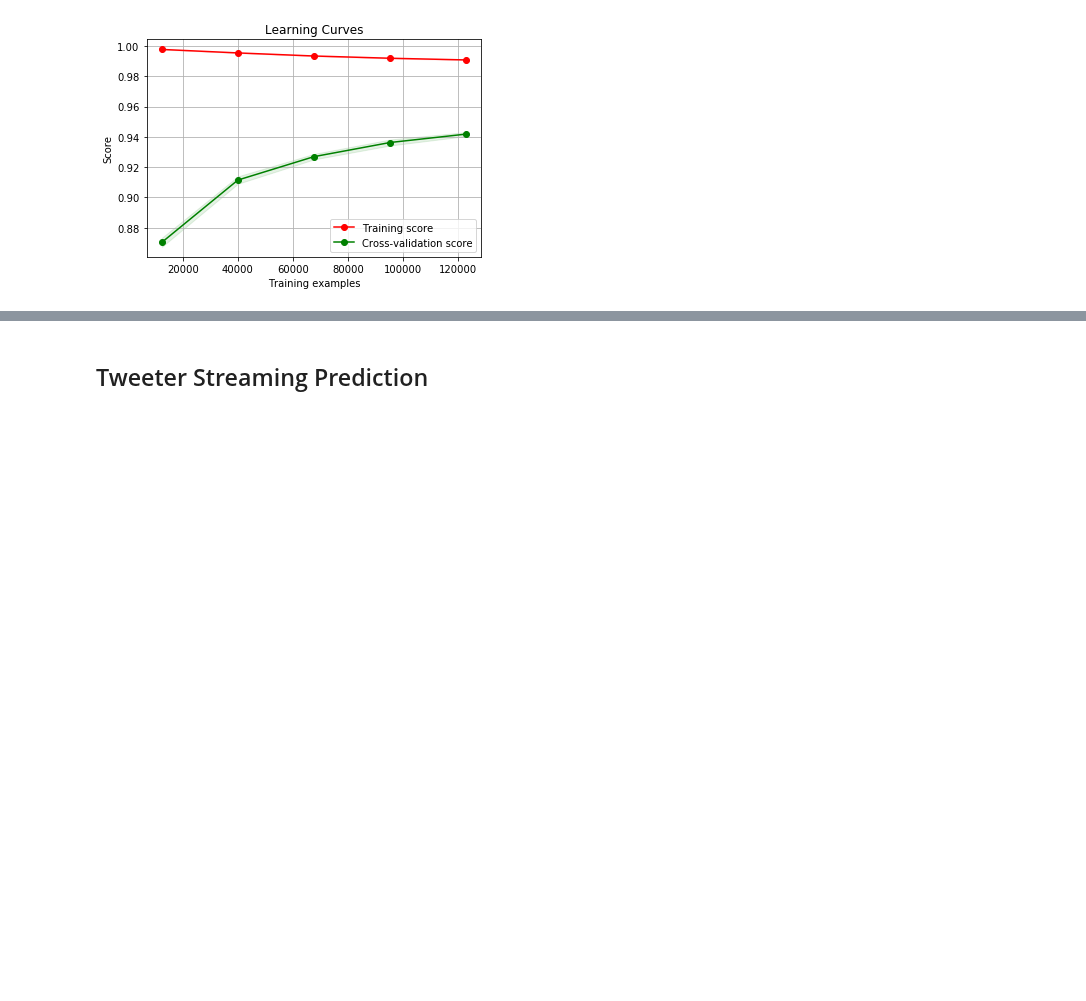
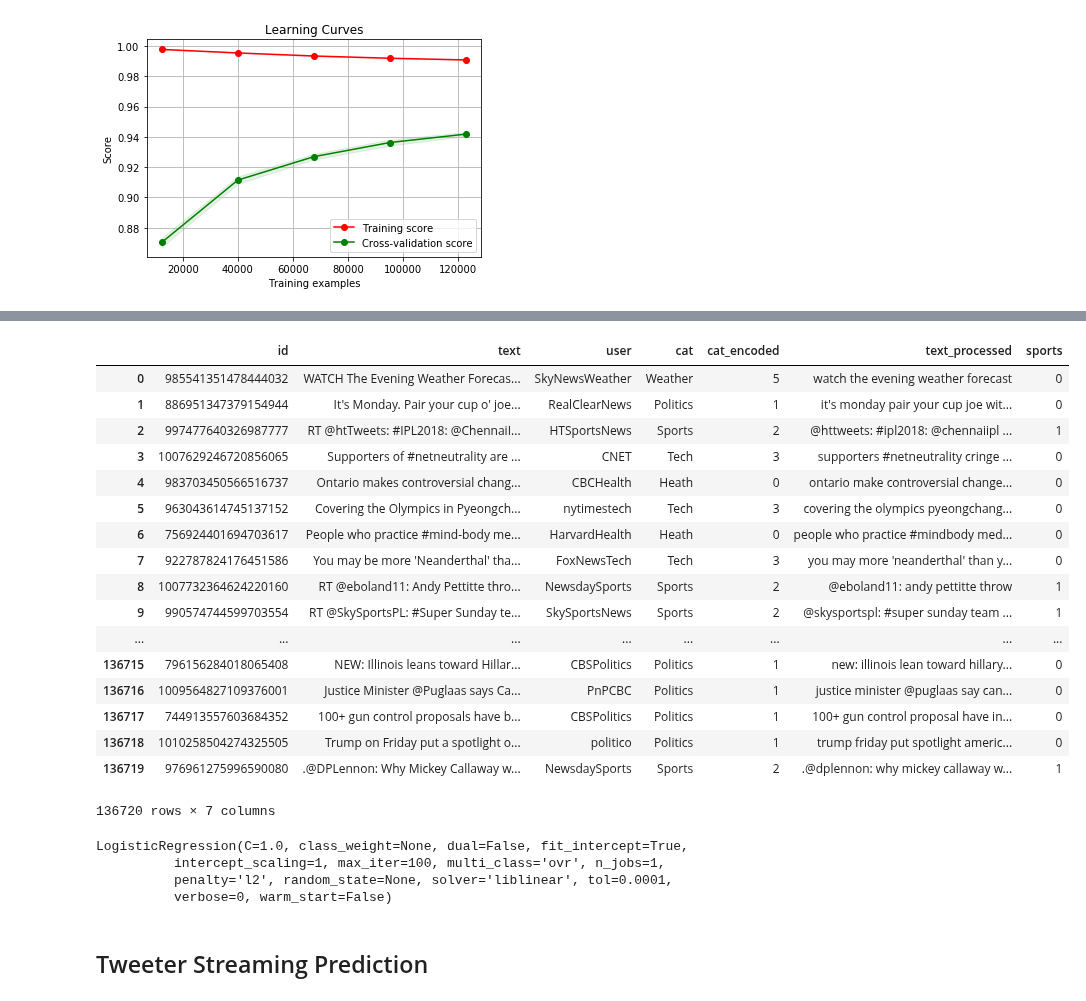
Before and after one commit to amirnasri/Data-Science, a Jupyter notebook: Twitter/tweet_classification.ipynb, the cells around one changed output, grey strips where cells are left out. Drawn from its saved outputs; the diff is of its cells as text; code cells hidden in the pictures; blank space fills up the shorter version.

```diff
--- a/Twitter/tweet_classification.ipynb
+++ b/Twitter/tweet_classification.ipynb
@@ -940,0 +921,2 @@ plt.show()
+# %%
+tweets_df_sports = tweets_df.copy()
@@ -940,0 +932,52 @@ plt.show()
+# %%
+tweets_df_sports['sports'] = (tweets_df['cat_encoded'] == 2).astype(int)
+# %%
+tweets_df_sports
+# %% [output]
+|  | id | text | user | cat | cat_encoded | text_processed | sports |
+| 0 | 985541351478444032 | WATCH The Evening Weather Forecas... | SkyNewsWeather | Weather | 5 | watch the evening weather forecast | 0 |
+| 1 | 886951347379154944 | It's Monday. Pair your cup o' joe... | RealClearNews | Politics | 1 | it's monday pair your cup joe wit... | 0 |
+| 2 | 997477640326987777 | RT @htTweets: #IPL2018: @ChennaiI... | HTSportsNews | Sports | 2 | @httweets: #ipl2018: @chennaiipl ... | 1 |
+| 3 | 1007629246720856065 | Supporters of #netneutrality are ... | CNET | Tech | 3 | supporters #netneutrality cringe ... | 0 |
+| 4 | 983703450566516737 | Ontario makes controversial chang... | CBCHealth | Heath | 0 | ontario make controversial change... | 0 |
+| 5 | 963043614745137152 | Covering the Olympics in Pyeongch... | nytimestech | Tech | 3 | covering the olympics pyeongchang... | 0 |
+| 6 | 756924401694703617 | People who practice #mind-body me... | HarvardHealth | Heath | 0 | people who practice #mindbody med... | 0 |
+| 7 | 922787824176451586 | You may be more 'Neanderthal' tha... | FoxNewsTech | Tech | 3 | you may more 'neanderthal' than y... | 0 |
+| 8 | 1007732364624220160 | RT @eboland11: Andy Pettitte thro... | NewsdaySports | Sports | 2 | @eboland11: andy pettitte throw | 1 |
+| 9 | 990574744599703554 | RT @SkySportsPL: #Super Sunday te... | SkySportsNews | Sports | 2 | @skysportspl: #super sunday team ... | 1 |
+| ... | ... | ... | ... | ... | ... | ... | ... |
+| 136715 | 796156284018065408 | NEW: Illinois leans toward Hillar... | CBSPolitics | Politics | 1 | new: illinois lean toward hillary... | 0 |
+| 136716 | 1009564827109376001 | Justice Minister @Puglaas says Ca... | PnPCBC | Politics | 1 | justice minister @puglaas say can... | 0 |
+| 136717 | 744913557603684352 | 100+ gun control proposals have b... | CBSPolitics | Politics | 1 | 100+ gun control proposal have in... | 0 |
+| 136718 | 1010258504274325505 | Trump on Friday put a spotlight o... | politico | Politics | 1 | trump friday put spotlight americ... | 0 |
+| 136719 | 976961275996590080 | .@DPLennon: Why Mickey Callaway w... | NewsdaySports | Sports | 2 | .@dplennon: why mickey callaway w... | 1 |
+136720 rows × 7 columns
+# %%
+from sklearn.feature_extraction.text import TfidfVectorizer, CountVectorizer
+from sklearn.feature_extraction.text import CountVectorizer
+from sklearn.feature_extraction.text import TfidfVectorizer
+import re
+from nltk.corpus import stopwords
+from scipy.sparse import hstack
+from sklearn.linear_model import LogisticRegression
+
+tfidf_word_vectorizer = TfidfVectorizer(ngram_range=(1, 3), max_df=0.5, max_features=None,
+                             min_df=2, stop_words='english', token_pattern=u'((?u)\\b\\w\\w+\\b|[#@]\w+)',
+                             use_idf=True)
+
+tfidf_char_vectorizer = TfidfVectorizer(ngram_range=(1, 7), analyzer='char', max_df=0.5, max_features=None,
+                             min_df=2, stop_words='english', token_pattern=u'((?u)\\b\\w\\w+\\b|[#@]\w+)',
+                             use_idf=True)
+
+tfidf_word = tfidf_word_vectorizer.fit_transform(tweets_df_sports['text_processed'])
+tfidf_char = tfidf_char_vectorizer.fit_transform(tweets_df_sports['text_processed'])
+
+tfidf_word_char = hstack([tfidf_word, tfidf_char])
+
+lr = LogisticRegression()
+lr.fit(tfidf_word_char, tweets_df_sports['sports'])
+# %% [output]
+LogisticRegression(C=1.0, class_weight=None, dual=False, fit_intercept=True,
+          intercept_scaling=1, max_iter=100, multi_class='ovr', n_jobs=1,
+          penalty='l2', random_state=None, solver='liblinear', tol=0.0001,
+          verbose=0, warm_start=False)
```
Also changed, not shown: parts of 21 cells of this notebook, 2 other files.
